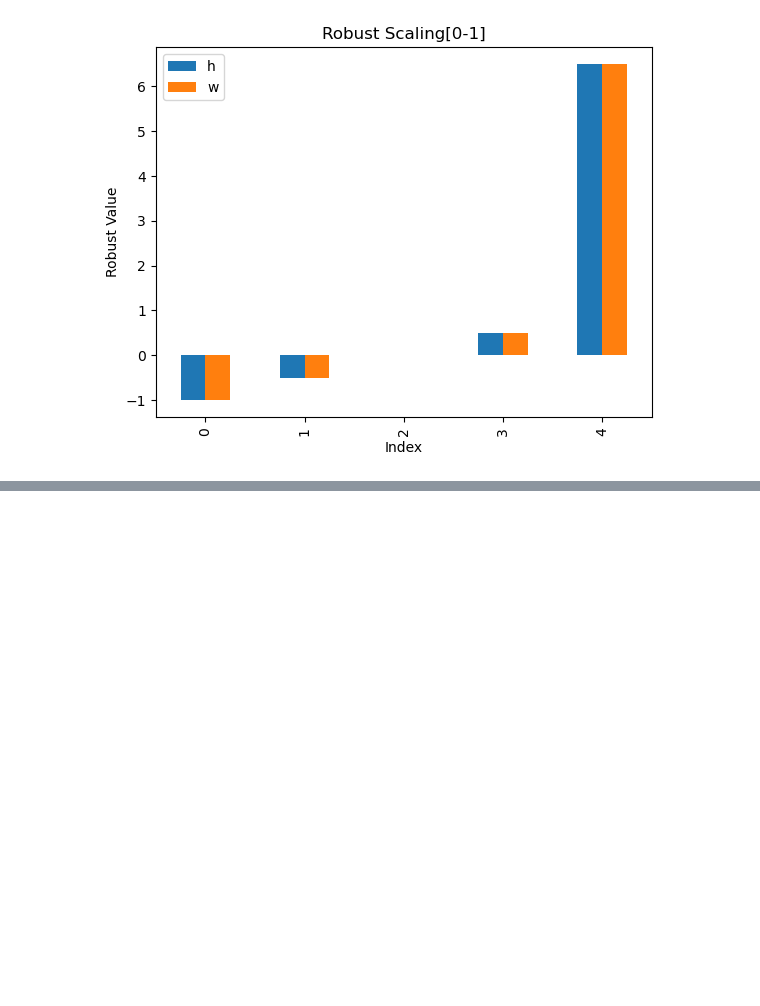
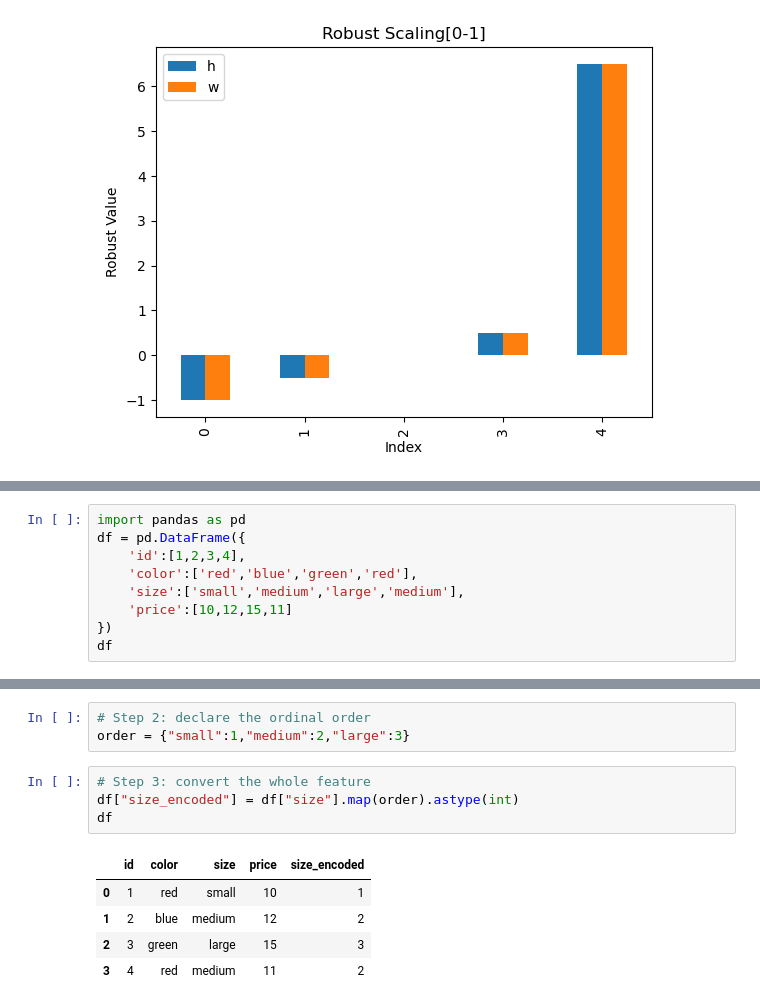
Before and after one commit to Tanvir-Ahmed-67/AI_ML_LEARNING, a Jupyter notebook: Statistics_and_maths_for_AI_ML/Module_3_scaling_encoding_distance.ipynb, the cells around one changed output, grey strips where cells are left out. Saved outputs shown, nothing was run; the diff lists cells and outputs as text; blank space fills up the shorter version.

```diff
--- a/Statistics_and_maths_for_AI_ML/Module_3_scaling_encoding_distance.ipynb
+++ b/Statistics_and_maths_for_AI_ML/Module_3_scaling_encoding_distance.ipynb
@@ -150,0 +186,9 @@ Text(0, 0.5, 'Robust Value')
+# %%
+import pandas as pd
+df = pd.DataFrame({
+    'id':[1,2,3,4],
+    'color':['red','blue','green','red'],
+    'size':['small','medium','large','medium'],
+    'price':[10,12,15,11]
+})
+df
@@ -150,0 +201,13 @@ Text(0, 0.5, 'Robust Value')
+# %%
+# Step 2: declare the ordinal order
+order = {"small":1,"medium":2,"large":3}
+# %%
+# Step 3: convert the whole feature
+df["size_encoded"] = df["size"].map(order).astype(int)
+df
+# %% [output]
+|  | id | color | size | price | size_encoded |
+| 0 | 1 | red | small | 10 | 1 |
+| 1 | 2 | blue | medium | 12 | 2 |
+| 2 | 3 | green | large | 15 | 3 |
+| 3 | 4 | red | medium | 11 | 2 |
```
Also changed, not shown: parts of 18 cells of this notebook, 2 other files.
